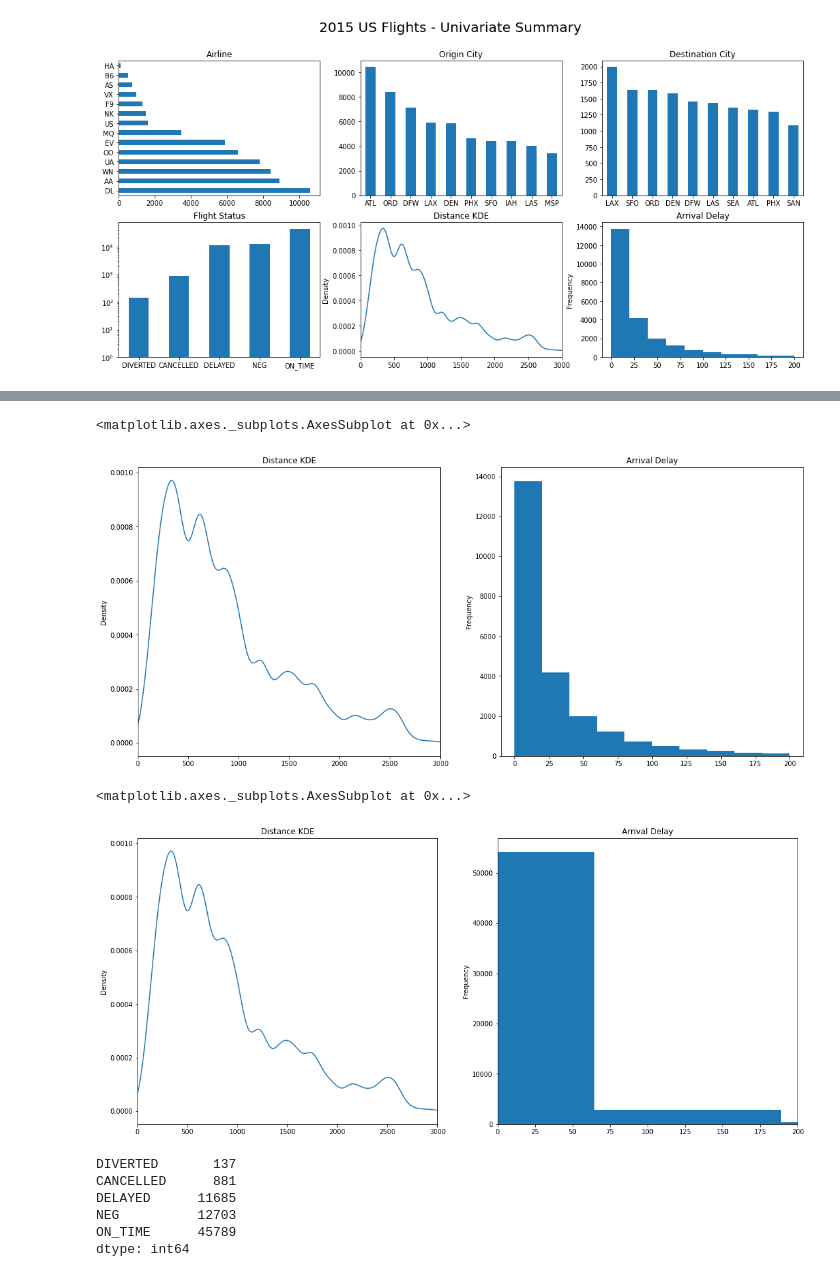
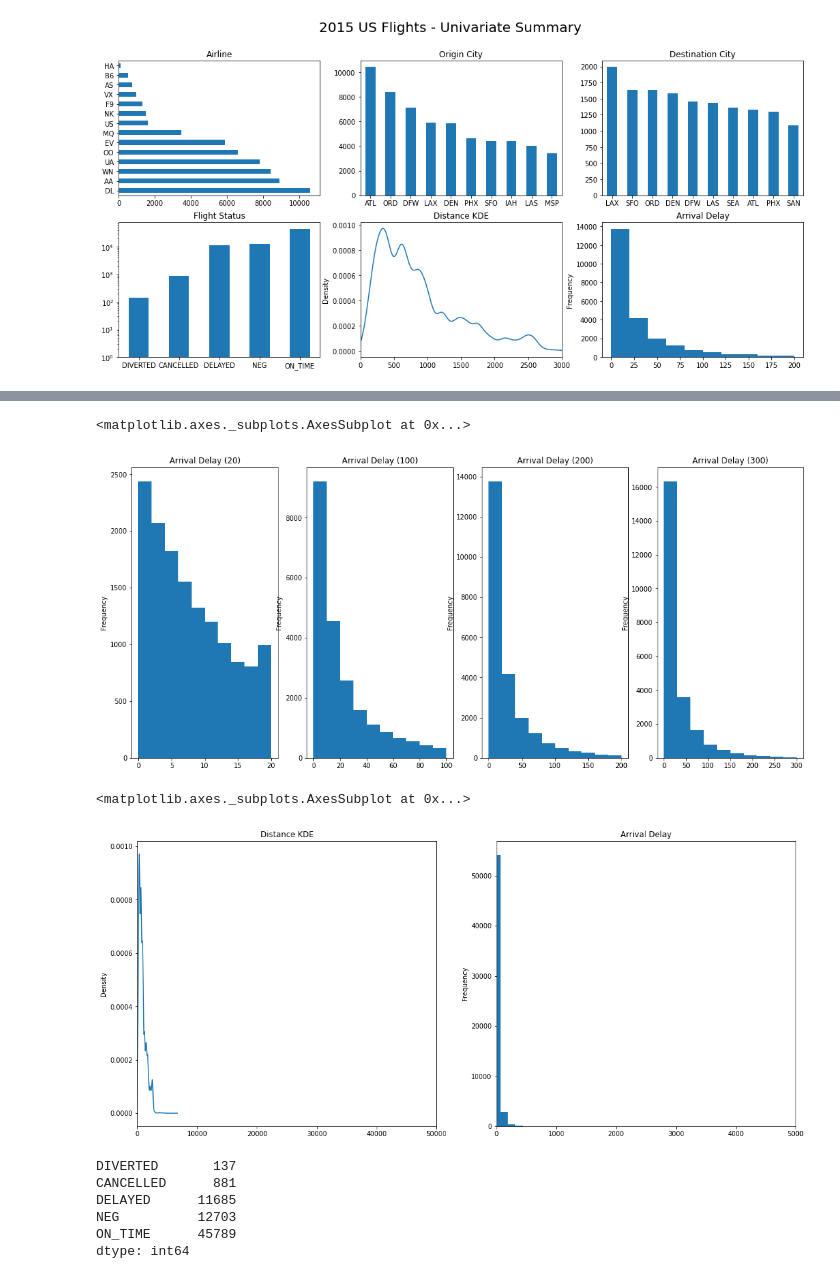
Before and after one commit to son50git/PKT_004_Visualizaiton_PY_MTL, a Jupyter notebook: PKT_004_Rework_02.ipynb, the cells around one changed output, grey strips where cells are left out. Saved outputs shown, nothing was run; the diff lists cells and outputs as text; code cells hidden in the pictures.

```diff
--- a/PKT_004_Rework_02.ipynb
+++ b/PKT_004_Rework_02.ipynb
@@ -699,23 +714,31 @@ flights['ARR_DELAY']
 Name: ARR_DELAY, Length: 58492, dtype: float64
 # %%
-fig3, ax_array = plt.subplots(1, 2, figsize=(18,8))
-ax1, ax2 = ax_array  # (ax1, ax2) = ax_array
+fig3, ax_array = plt.subplots(1, 4, figsize=(18,8))
+ax1, ax2, ax3, ax4 = ax_array  # (ax1, ax2, ax3, ax4) = ax_array
 
 # flights['DIST'].plot(kind='kde', ax=ax1, range=(0, 3000), title='Distance KDE') # ERROR with range=()
-flights['DIST'].plot(kind='kde', ax=ax1, xlim=(0, 3000), title='Distance KDE')
-flights['ARR_DELAY'].plot(kind='hist', ax=ax2, title='Arrival Delay', range=(0,200))
+# flights['DIST'].plot(kind='kde', ax=ax1, xlim=(0, 3000), title='Distance KDE')
+# range= The lower and upper range of the bins. Lower and upper outliers are ignored. If not provided, range is (x.min(), x.max())
+
+flights['ARR_DELAY'].plot(kind='hist', ax=ax1, title='Arrival Delay (20)', range=(0,20))  # range= on the x values
+
+flights['ARR_DELAY'].plot(kind='hist', ax=ax2, title='Arrival Delay (100)', range=(0,100))
+
+flights['ARR_DELAY'].plot(kind='hist', ax=ax3, title='Arrival Delay (200)', range=(0,200))
+
+flights['ARR_DELAY'].plot(kind='hist', ax=ax4, title='Arrival Delay (300)', range=(0,300))
 # %% [output]
 <matplotlib.axes._subplots.AxesSubplot at 0x...>
-[figure, old version]
+[figure, new version]
 # %%
 fig4, ax_array = plt.subplots(1, 2, figsize=(18,8))
 ax3, ax4 = ax_array  # (ax1, ax2) = ax_array
 
-flights['DIST'].plot(kind='kde', ax=ax3, xlim=(0, 3000), title='Distance KDE')
-flights['ARR_DELAY'].plot(kind='hist', ax=ax4, title='Arrival Delay', xlim=(0,200))  # compare with ax1.set_xlim(1968, 2017)
+flights['DIST'].plot(kind='kde', ax=ax3, xlim=(0, 50000), title='Distance KDE')  # the meaning of xlim is not clear yet
+flights['ARR_DELAY'].plot(kind='hist', ax=ax4, title='Arrival Delay', xlim=(0,5000))  # the meaning of xlim is not clear yet
 # %% [output]
 <matplotlib.axes._subplots.AxesSubplot at 0x...>
-[figure, old version]
+[figure, new version]
 # %%
 status = flights[cols].sum()
 status
```
Also changed, not shown: parts of 5 cells of this notebook.
